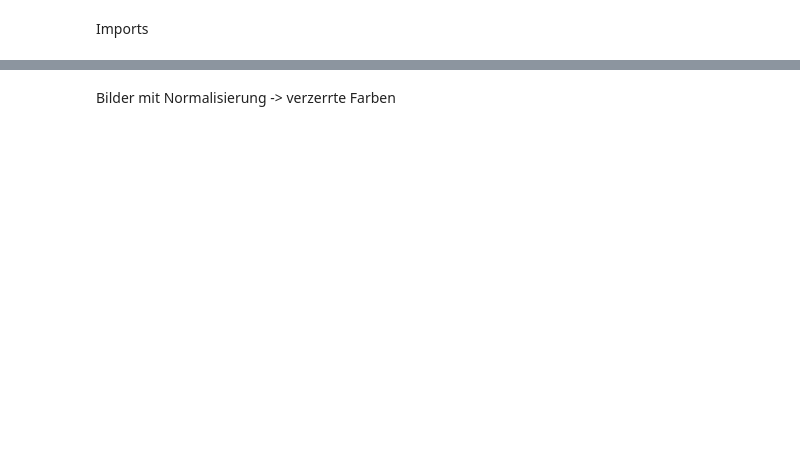
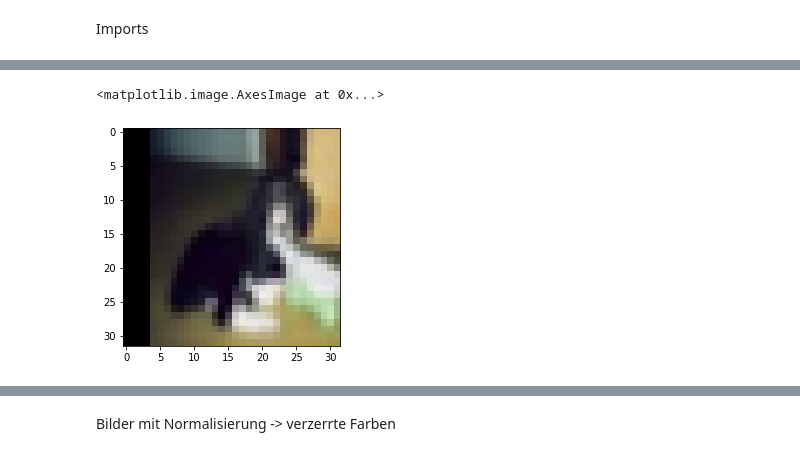
Before and after one commit to k4zuy/Rep-Baal-Progress, a Jupyter notebook: Augmented/baal_mean_test.ipynb, the cells around one changed output, grey strips where cells are left out. Saved outputs shown, nothing was run; the diff lists cells and outputs as text; code cells hidden in the pictures; blank space fills up the shorter version.

```diff
--- a/Augmented/baal_mean_test.ipynb
+++ b/Augmented/baal_mean_test.ipynb
@@ -352,0 +389,5 @@ to_label[:10]
+# %%
+plt.imshow(active_set._dataset[128+2*orgset_len][0].permute(1, 2, 0).numpy())
+# %% [output]
+<matplotlib.image.AxesImage at 0x...>
+[figure, added]
```
Also changed, not shown: parts of 59 cells of this notebook.
